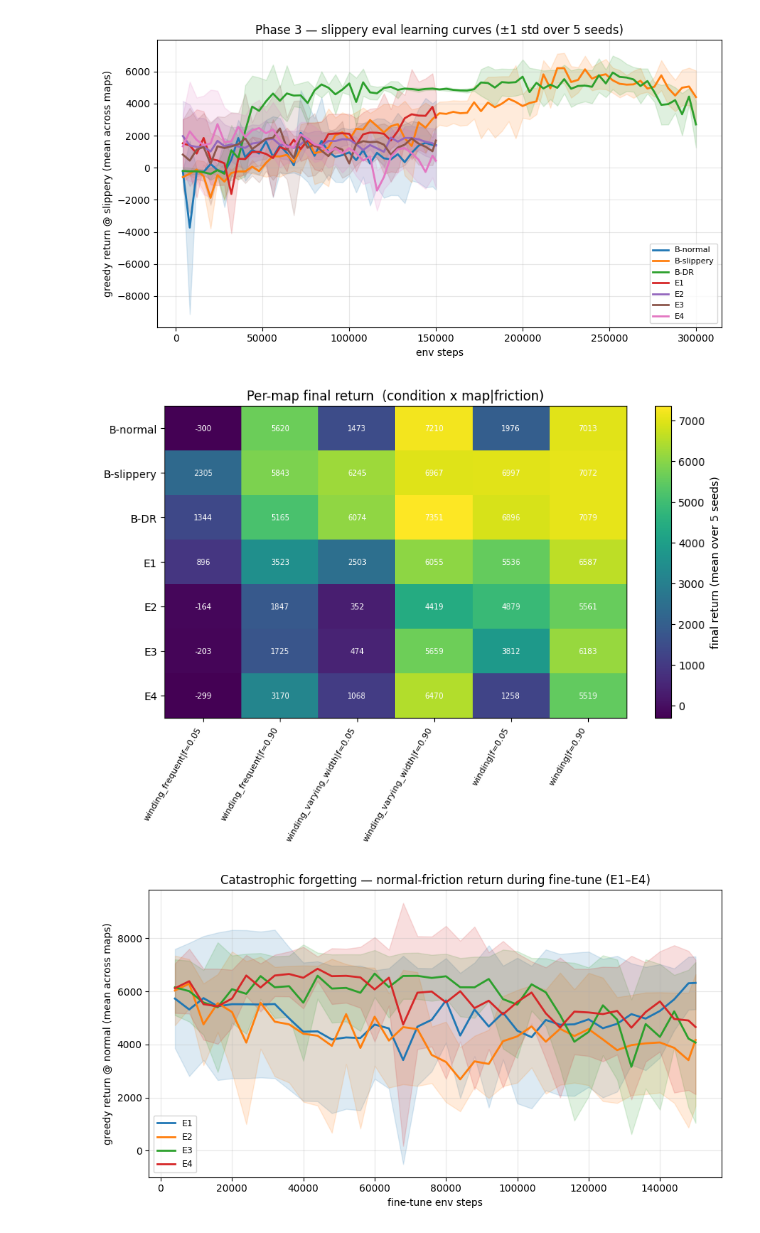
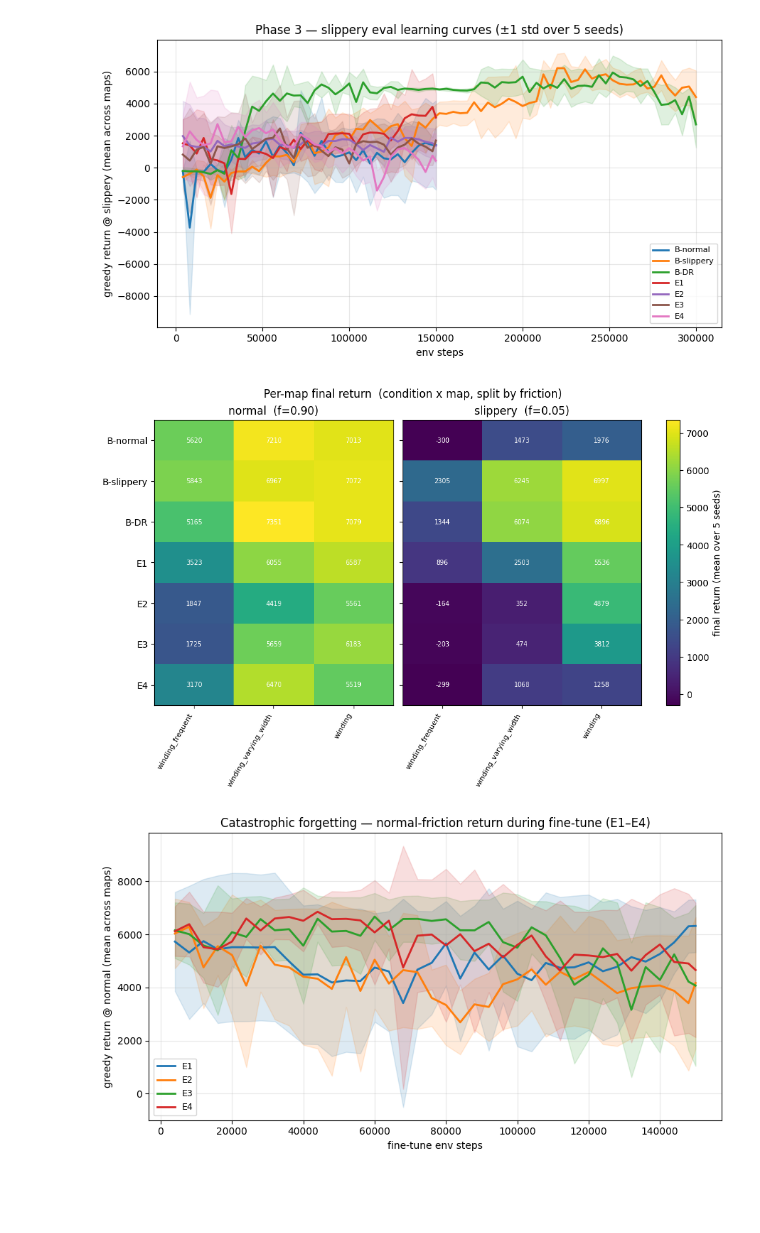
Before and after one commit to davinpwk/comp2343-Deep-Learning-Group-Project, a Jupyter notebook: phase3_final_eval.ipynb, the cells around one changed output. Saved outputs shown, nothing was run; the diff lists cells and outputs as text; code cells hidden in the pictures; blank space fills up the shorter version.

Commit message:
added scripts and adjusted data for the report

```diff
--- a/phase3_final_eval.ipynb
+++ b/phase3_final_eval.ipynb
@@ -511,25 +510,46 @@ plt.grid(alpha=0.3); plt.legend(fontsize=8); plt.tight_layout(); plt.show()
 # %% [output]
 [figure]
 # %%
-# ---- 2. per-map heatmap (final return per condition x cell) ----
-cell_keys = sorted({k for r in report.values() for k in r["per_map_final"]})
-mat = np.array([[report[n]["per_map_final"].get(k, [np.nan])[0] for k in cell_keys]
-                for n in COND_ORDER], dtype=float)
+# ---- 2. per-map heatmaps (final return per condition x map), one panel per friction ----
+all_keys       = sorted({k for r in report.values() for k in r["per_map_final"]})
+FRICTION_NAMES = {FRICTION_NORMAL: "normal", FRICTION_SLIPPERY: "slippery"}
 
-fig, ax = plt.subplots(figsize=(1.1 * len(cell_keys) + 2, 0.6 * len(COND_ORDER) + 2))
-im = ax.imshow(mat, aspect="auto", cmap="viridis")
-ax.set_xticks(range(len(cell_keys))); ax.set_xticklabels(cell_keys, rotation=60, ha="right", fontsize=8)
-ax.set_yticks(range(len(COND_ORDER))); ax.set_yticklabels(COND_ORDER)
-for i in range(mat.shape[0]):
-    for j in range(mat.shape[1]):
-        if not np.isnan(mat[i, j]):
-            ax.text(j, i, f"{mat[i, j]:.0f}", ha="center", va="center",
-                    color="w", fontsize=7)
-fig.colorbar(im, ax=ax, label="final return (mean over 5 seeds)")
-ax.set_title("Per-map final return  (condition x map|friction)")
-plt.tight_layout(); plt.show()
+# Shared colour scale so the two friction panels are directly comparable.
+vals_all = [report[n]["per_map_final"].get(k, [np.nan])[0]
+            for n in COND_ORDER for k in all_keys]
+vmin, vmax = np.nanmin(vals_all), np.nanmax(vals_all)
+
+n_maps = len(all_keys) // max(1, len(EVAL_FRICTIONS))
+# constrained layout (not tight_layout) so the shared colorbar gets its own
+# space instead of overlapping the right-hand panel.
+fig, axes = plt.subplots(
+    1, len(EVAL_FRICTIONS),
+    figsize=(1.1 * n_maps * len(EVAL_FRICTIONS) + 3, 0.6 * len(COND_ORDER) + 2),
+    squeeze=False, sharey=True, layout="constrained",
+)
+
+for ax, f in zip(axes[0], EVAL_FRICTIONS):
+    suffix = f"|f={f:.2f}"
+    keys   = [k for k in all_keys if k.endswith(suffix)]
+    maps   = [k[:-len(suffix)] for k in keys]   # drop the friction tag from the label
+    mat = np.array([[report[n]["per_map_final"].get(k, [np.nan])[0] for k in keys]
+                    for n in COND_ORDER], dtype=float)
+    im = ax.imshow(mat, aspect="auto", cmap="viridis", vmin=vmin, vmax=vmax)
+    ax.set_xticks(range(len(maps))); ax.set_xticklabels(maps, rotation=60, ha="right", fontsize=8)
+    ax.set_yticks(range(len(COND_ORDER))); ax.set_yticklabels(COND_ORDER)
+    for i in range(mat.shape[0]):
+        for j in range(mat.shape[1]):
+            if not np.isnan(mat[i, j]):
+                ax.text(j, i, f"{mat[i, j]:.0f}", ha="center", va="center",
+                        color="w", fontsize=7)
+    ax.set_title(f"{FRICTION_NAMES.get(f, 'friction')}  (f={f:.2f})")
+
+# One shared colorbar that steals space from both panels (sits to their right).
+fig.colorbar(im, ax=axes[0].tolist(), label="final return (mean over 5 seeds)")
+fig.suptitle("Per-map final return  (condition x map, split by friction)")
+plt.show()
 # %% [output]
-[figure, old version]
+[figure, new version]
 # %%
 # ---- 3. catastrophic-forgetting curves (normal return over fine-tune) ----
 plt.figure(figsize=(9, 5))
```
Also changed, not shown: parts of 6 cells of this notebook, 10 other files.
